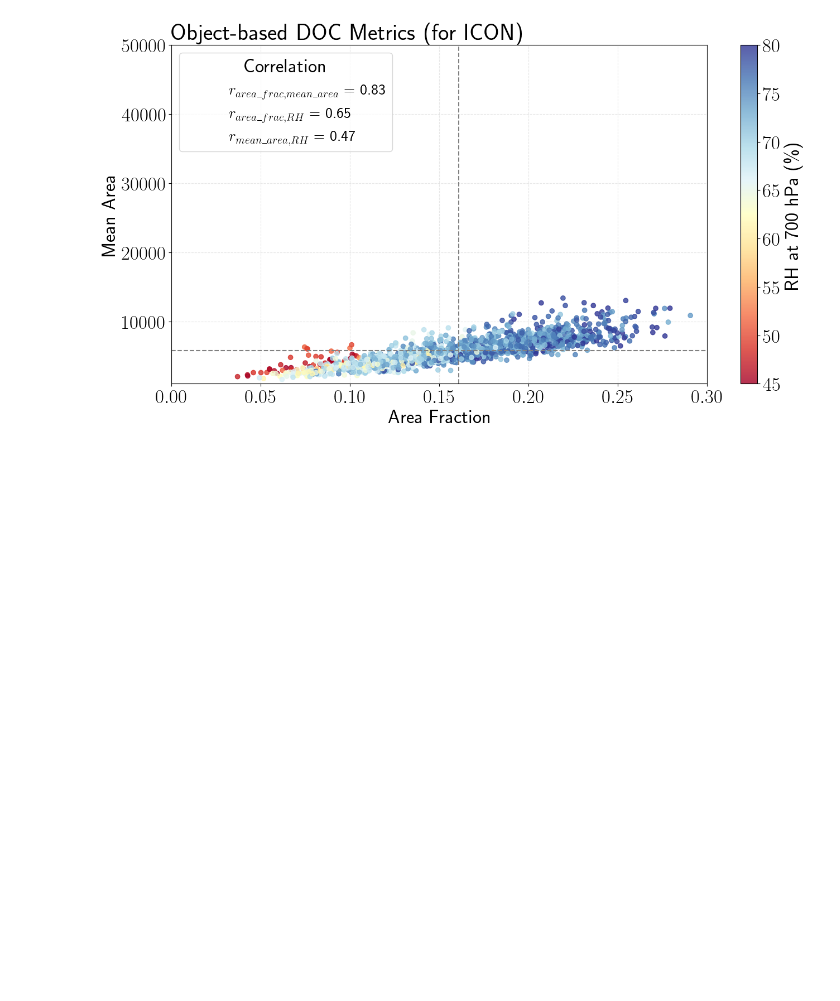
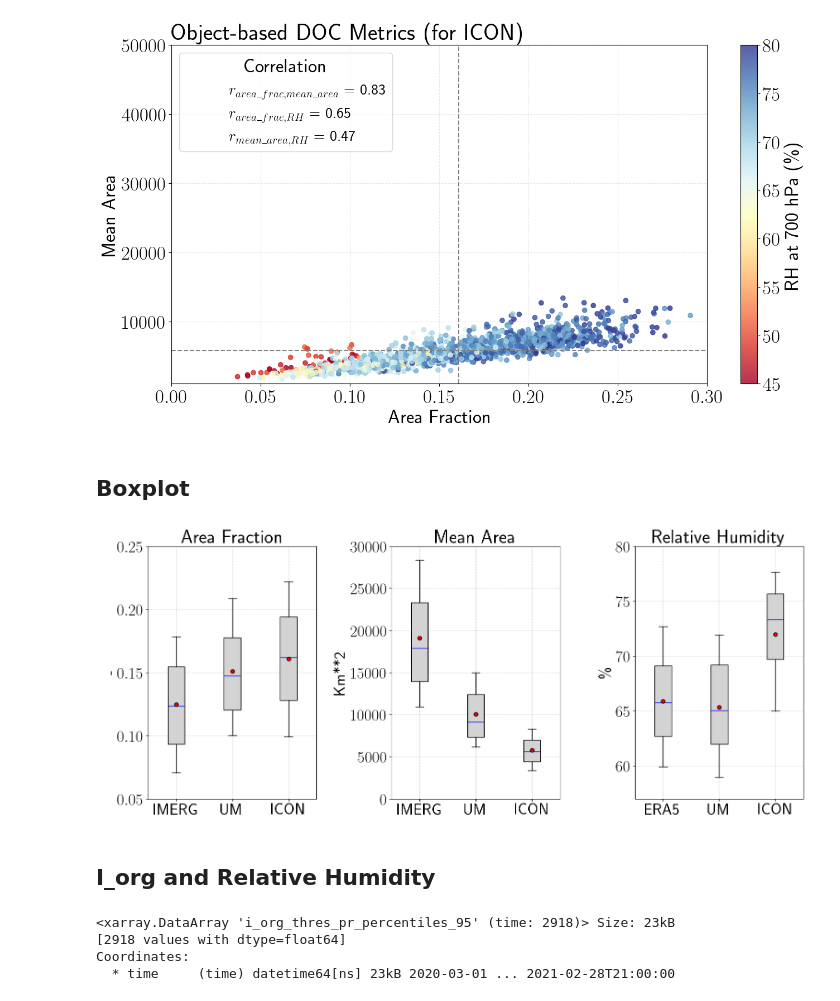
Before and after one commit to 21centuryweather/hk25-AusNode-DOCmeso, a Jupyter notebook: get_metrics/Greeshma/read_metrics.ipynb, the cells around one changed output. Saved outputs shown, nothing was run; the diff lists cells and outputs as text; code cells hidden in the pictures; blank space fills up the shorter version.

Commit message:
box plot and scatter plot

```diff
--- a/get_metrics/Greeshma/read_metrics.ipynb
+++ b/get_metrics/Greeshma/read_metrics.ipynb
@@ -37,8 +37,8 @@ INFO:flox:Leaving _validate_reindex: method = None, returning None
 INFO:flox:_choose_engine: Choosing 'flox'
 # %%
 # Subset r_700_3h to the times in area_frac (two timesteps were missing in area_frac data)
-r_700_3h = r_700_3h.sel(time=area_frac.time)
-r_700_3h
+era5_r_700_3h = era5_r_700_3h.sel(time=imerg_area_frac.time)
+era5_r_700_3h
 # %% [output]
 <xarray.Dataset> Size: 35kB
 Dimensions:  (time: 2918)
@@ -608,19 +603,19 @@ plt.show()
 # %%
-a = icon_area_frac
-b = icon_mean_area
-c = icon_r_700_3h
+icon_a = icon_area_frac
+icon_b = icon_mean_area
+icon_c = icon_r_700_3h
 # %%
-c = c.drop_duplicates(dim='time')
+icon_c = icon_c.drop_duplicates(dim='time')
 
-print(c)
+print(icon_c)
 # %% [output]
 <xarray.DataArray 'hur' (time: 1460)> Size: 12kB
 array([49.57523, 48.42959, 48.741  , ..., 64.50945, 63.81486, 66.35723])
 Coordinates:
   * time     (time) datetime64[ns] 12kB 2020-03-01 ... 2021-02-28T18:00:00
 # %%
-# ICON relative humidity is 6 hourly! so, subset a and b to the times in c
+# ICON relative humidity is 6 hourly! so, subset icon area frac and icon mean area to the times in icon rel h
 
-a = a.sel(time=c.time)
-b = b.sel(time=c.time)
+icon_a = icon_a.sel(time=icon_c.time)
+icon_b = icon_b.sel(time=icon_c.time)
 # %%
@@ -721,3 +716,52 @@ plt.tight_layout()
 plt.show()
 # %% [output]
 [figure]
+# %% [markdown]
+## Boxplot
+# %%
+import numpy as np
+import matplotlib.pyplot as plt
+
+data_groups = [
+    [ob_a, um_a, icon_a],
+    [ob_b, um_b, icon_b],
+    [ob_c, um_c, icon_c]
+]
+
+titles = ['Area Fraction', 'Mean Area', 'Relative Humidity']
+y_labels = ['-', 'Km**2', '\%']
+labels = ['IMERG', 'UM', 'ICON']
+y_limits = [
+    (0.05, 0.25),
+    (0, 30000),
+    (57, 80)
+]
+
+fig, axes = plt.subplots(nrows=1, ncols=3, figsize=(16, 7))
+
+for i, ax in enumerate(axes):
+    bp = ax.boxplot(data_groups[i],
+                    patch_artist=True,
+                    showmeans=True, showfliers=False,
+                    whis=[10, 90],  # <-- Set whiskers to min and max
+                    meanprops={"marker": "o", "markerfacecolor": "red", "markeredgecolor": "black"},
+                    medianprops={"color": "blue"},
+                    boxprops={"facecolor": "lightgray"})
+
+    ax.set_title(f'{titles[i]}')
+    #ax.set_xticklabels(labels)
+    if i == 2:
+       ax.set_xticklabels(['ERA5', 'UM', 'ICON'])  # <-- custom labels for subplot 3
+    else:
+       ax.set_xticklabels(labels)
+
+    ax.set_ylabel(f'{y_labels[i]}')
+    ax.set_ylim(y_limits[i])
+    ax.grid(True, linestyle='--', alpha=0.5)
+
+plt.tight_layout()
+plt.show()
+# %% [output]
+[figure, added]
+# %% [markdown]
+## I_org and Relative Humidity
@@ -723,0 +789,7 @@ plt.show()
+# %%
+imerg_iorg
+# %% [output]
+<xarray.DataArray 'i_org_thres_pr_percentiles_95' (time: 2918)> Size: 23kB
+[2918 values with dtype=float64]
+Coordinates:
+  * time     (time) datetime64[ns] 23kB 2020-03-01 ... 2021-02-28T21:00:00
```
Also changed, not shown: parts of 31 cells of this notebook.
